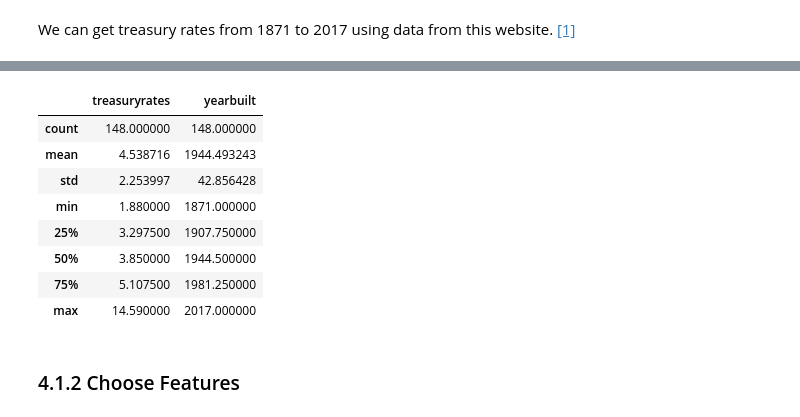
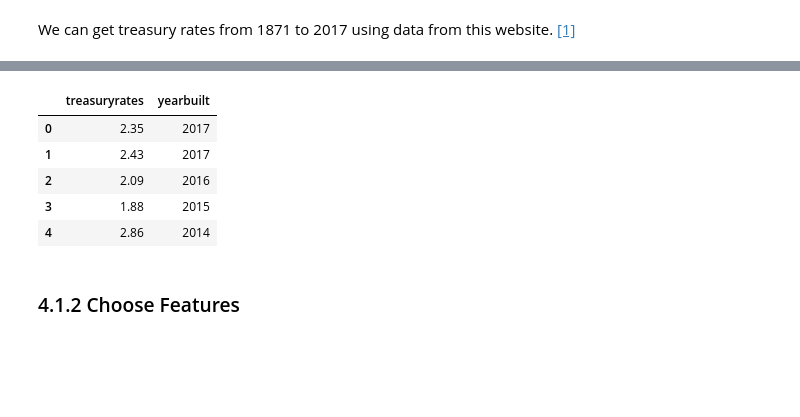
Before and after one commit to caitaozhan/CSE519-Homework-Project, a Jupyter notebook: HW3/HW3.ipynb, the cells around one changed output, grey strips where cells are left out. Saved outputs shown, nothing was run; the diff lists cells and outputs as text; code cells hidden in the pictures; blank space fills up the shorter version.

```diff
--- a/HW3/HW3.ipynb
+++ b/HW3/HW3.ipynb
@@ -749,15 +752,12 @@ plt.plot(treasuryrates['yearbuilt'],treasuryrates['treasuryrates'])
 # %%
-treasuryrates.describe()
+treasuryrates.head()
 # %% [output]
 |  | treasuryrates | yearbuilt |
-| count | 148.000000 | 148.000000 |
-| mean | 4.538716 | 1944.493243 |
-| std | 2.253997 | 42.856428 |
-| min | 1.880000 | 1871.000000 |
-| 25% | 3.297500 | 1907.750000 |
-| 50% | 3.850000 | 1944.500000 |
-| 75% | 5.107500 | 1981.250000 |
-| max | 14.590000 | 2017.000000 |
+| 0 | 2.35 | 2017 |
+| 1 | 2.43 | 2017 |
+| 2 | 2.09 | 2016 |
+| 3 | 1.88 | 2015 |
+| 4 | 2.86 | 2014 |
 # %% [markdown]
 ### 4.1.2 Choose Features
 # %% [markdown]
```
Also changed, not shown: parts of 5 cells of this notebook, 4 other files.
